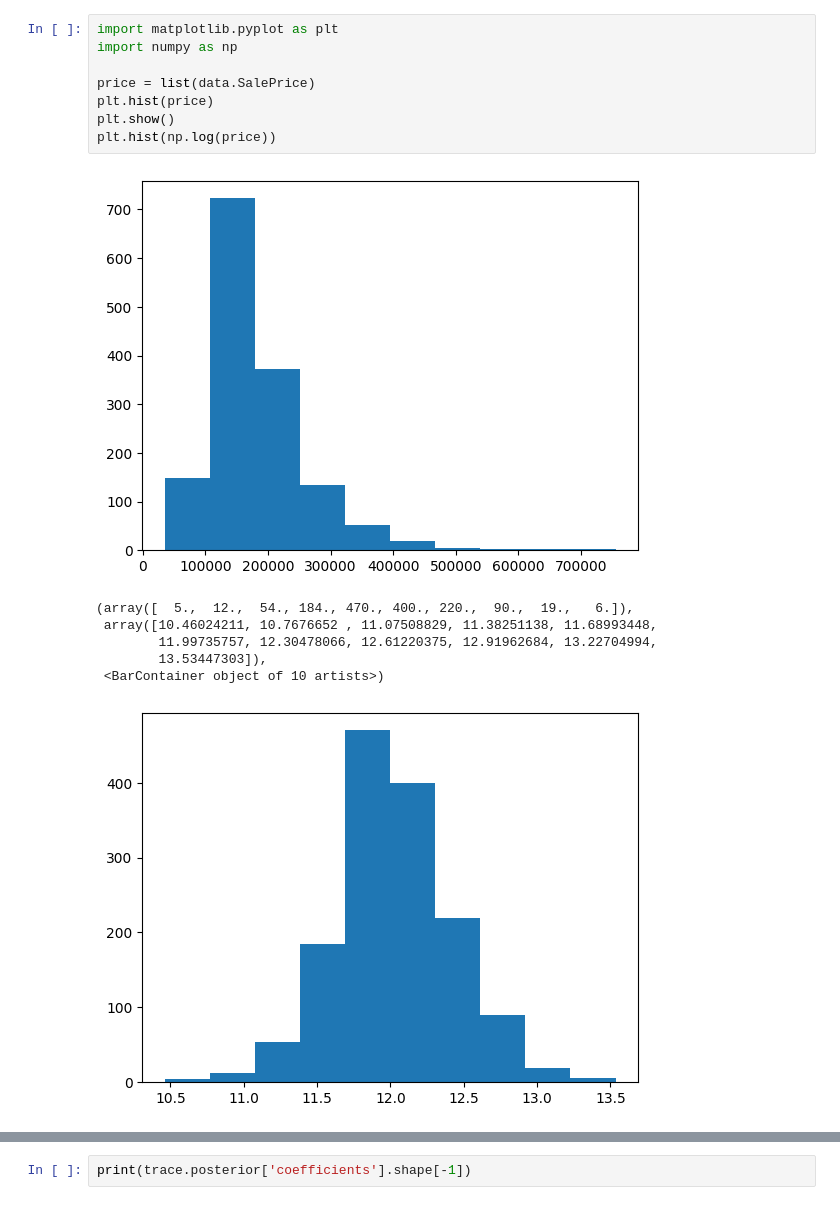
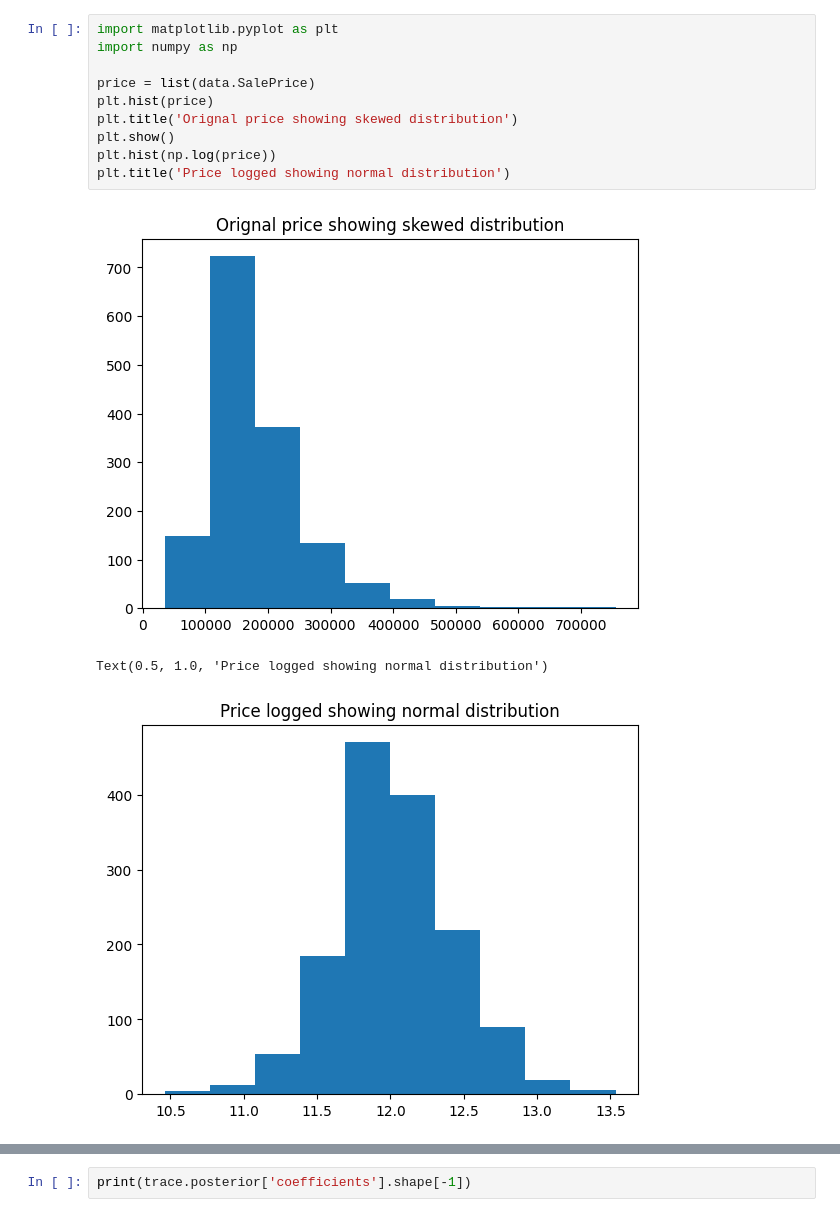
Before and after one commit to samyounes003/statisticsproject, a Jupyter notebook: bayesianInference.ipynb, the cells around one changed output, grey strips where cells are left out. Cells and saved outputs as stored; diff of their text form.

```diff
--- a/bayesianInference.ipynb
+++ b/bayesianInference.ipynb
@@ -18,17 +1,15 @@ data
 # %%
 import matplotlib.pyplot as plt
 import numpy as np
 
 price = list(data.SalePrice)
 plt.hist(price)
+plt.title('Orignal price showing skewed distribution')
 plt.show()
 plt.hist(np.log(price))
+plt.title('Price logged showing normal distribution')
 # %% [output]
-[figure, old version]
+[figure, new version]
-(array([  5.,  12.,  54., 184., 470., 400., 220.,  90.,  19.,   6.]),
- array([10.46024211, 10.7676652 , 11.07508829, 11.38251138, 11.68993448,
-        11.99735757, 12.30478066, 12.61220375, 12.91962684, 13.22704994,
-        13.53447303]),
- <BarContainer object of 10 artists>)
+Text(0.5, 1.0, 'Price logged showing normal distribution')
-[figure, old version]
+[figure, new version]
 # %%
```
Also changed, not shown: parts of 15 cells of this notebook.
